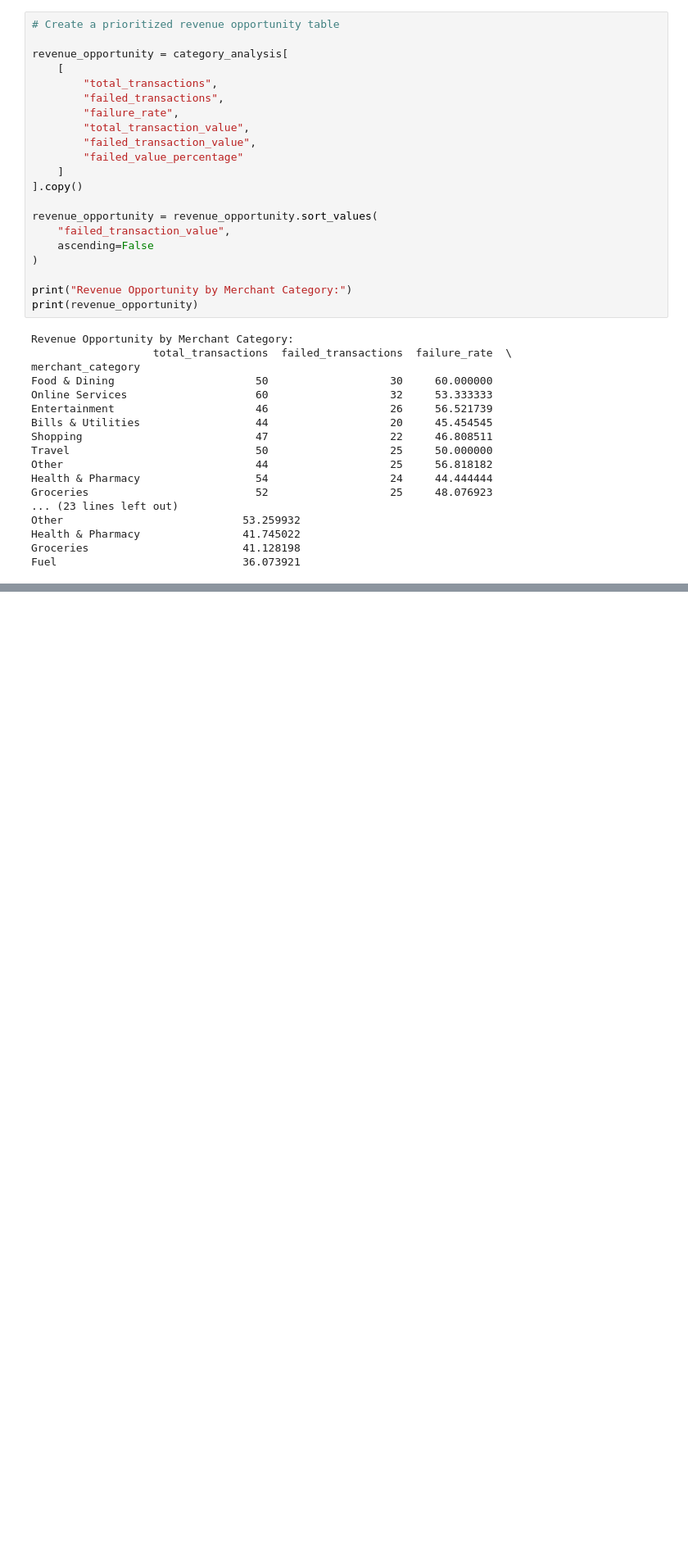
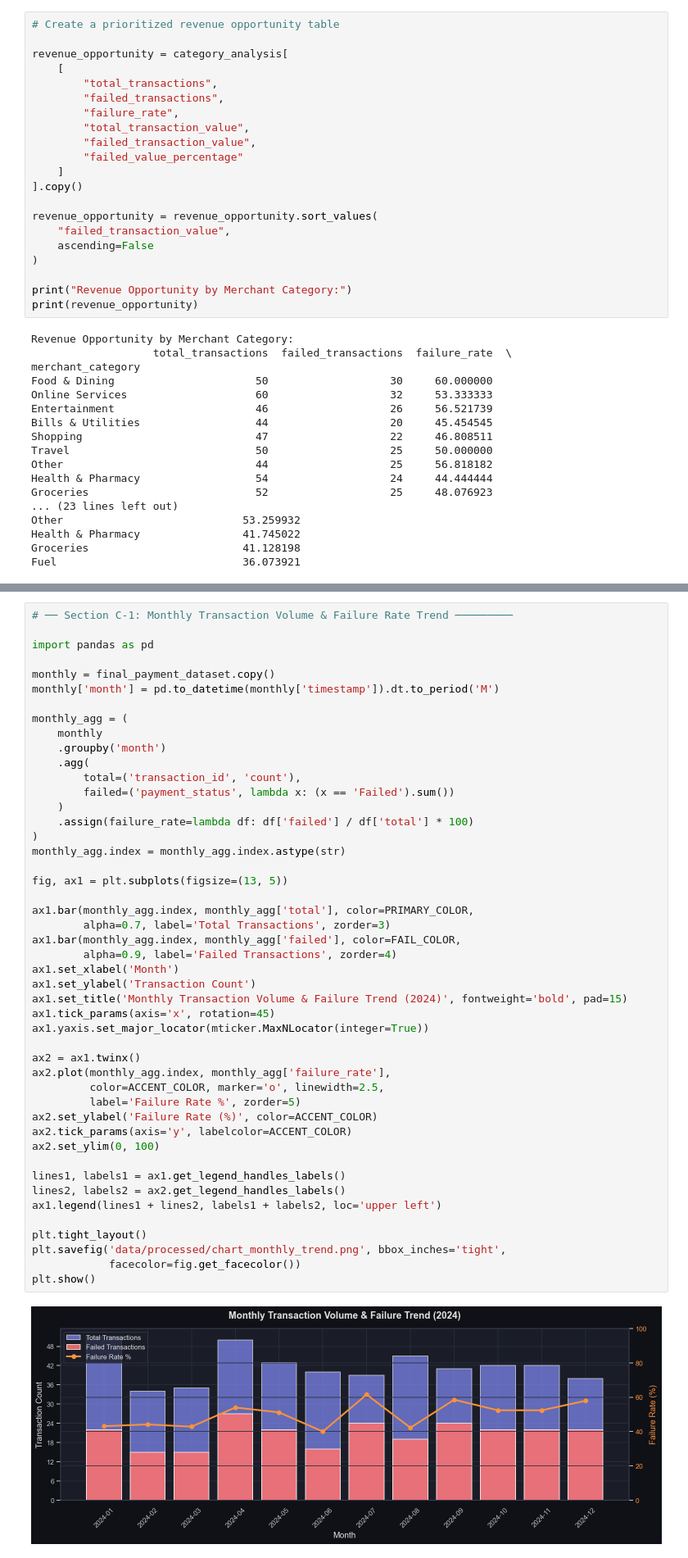
Before and after one commit to kalviumcommunity/SW70-Data-Product-Development-Fintech-Payment-Insights, a Jupyter notebook: notebook/01_upi_data_exploration.ipynb, the cells around one changed output, grey strips where cells are left out. Shown at 82% size. Cells and saved outputs as stored; diff of their text form; blank space fills up the shorter version.

```diff
--- a/notebook/01_upi_data_exploration.ipynb
+++ b/notebook/01_upi_data_exploration.ipynb
@@ -1278,0 +1406,49 @@ Fuel                             36.073921
+# %%
+# ── Section C-1: Monthly Transaction Volume & Failure Rate Trend ─────────
+
+import pandas as pd
+
+monthly = final_payment_dataset.copy()
+monthly['month'] = pd.to_datetime(monthly['timestamp']).dt.to_period('M')
+
+monthly_agg = (
+    monthly
+    .groupby('month')
+    .agg(
+        total=('transaction_id', 'count'),
+        failed=('payment_status', lambda x: (x == 'Failed').sum())
+    )
+    .assign(failure_rate=lambda df: df['failed'] / df['total'] * 100)
+)
+monthly_agg.index = monthly_agg.index.astype(str)
+
+fig, ax1 = plt.subplots(figsize=(13, 5))
+
+ax1.bar(monthly_agg.index, monthly_agg['total'], color=PRIMARY_COLOR,
+        alpha=0.7, label='Total Transactions', zorder=3)
+ax1.bar(monthly_agg.index, monthly_agg['failed'], color=FAIL_COLOR,
+        alpha=0.9, label='Failed Transactions', zorder=4)
+ax1.set_xlabel('Month')
+ax1.set_ylabel('Transaction Count')
+ax1.set_title('Monthly Transaction Volume & Failure Trend (2024)', fontweight='bold', pad=15)
+ax1.tick_params(axis='x', rotation=45)
+ax1.yaxis.set_major_locator(mticker.MaxNLocator(integer=True))
+
+ax2 = ax1.twinx()
+ax2.plot(monthly_agg.index, monthly_agg['failure_rate'],
+         color=ACCENT_COLOR, marker='o', linewidth=2.5,
+         label='Failure Rate %', zorder=5)
+ax2.set_ylabel('Failure Rate (%)', color=ACCENT_COLOR)
+ax2.tick_params(axis='y', labelcolor=ACCENT_COLOR)
+ax2.set_ylim(0, 100)
+
+lines1, labels1 = ax1.get_legend_handles_labels()
+lines2, labels2 = ax2.get_legend_handles_labels()
+ax1.legend(lines1 + lines2, labels1 + labels2, loc='upper left')
+
+plt.tight_layout()
+plt.savefig('data/processed/chart_monthly_trend.png', bbox_inches='tight',
+            facecolor=fig.get_facecolor())
+plt.show()
+# %% [output]
+[figure, added]
```
Also changed, not shown: parts of 13 cells of this notebook, 11 other files.
